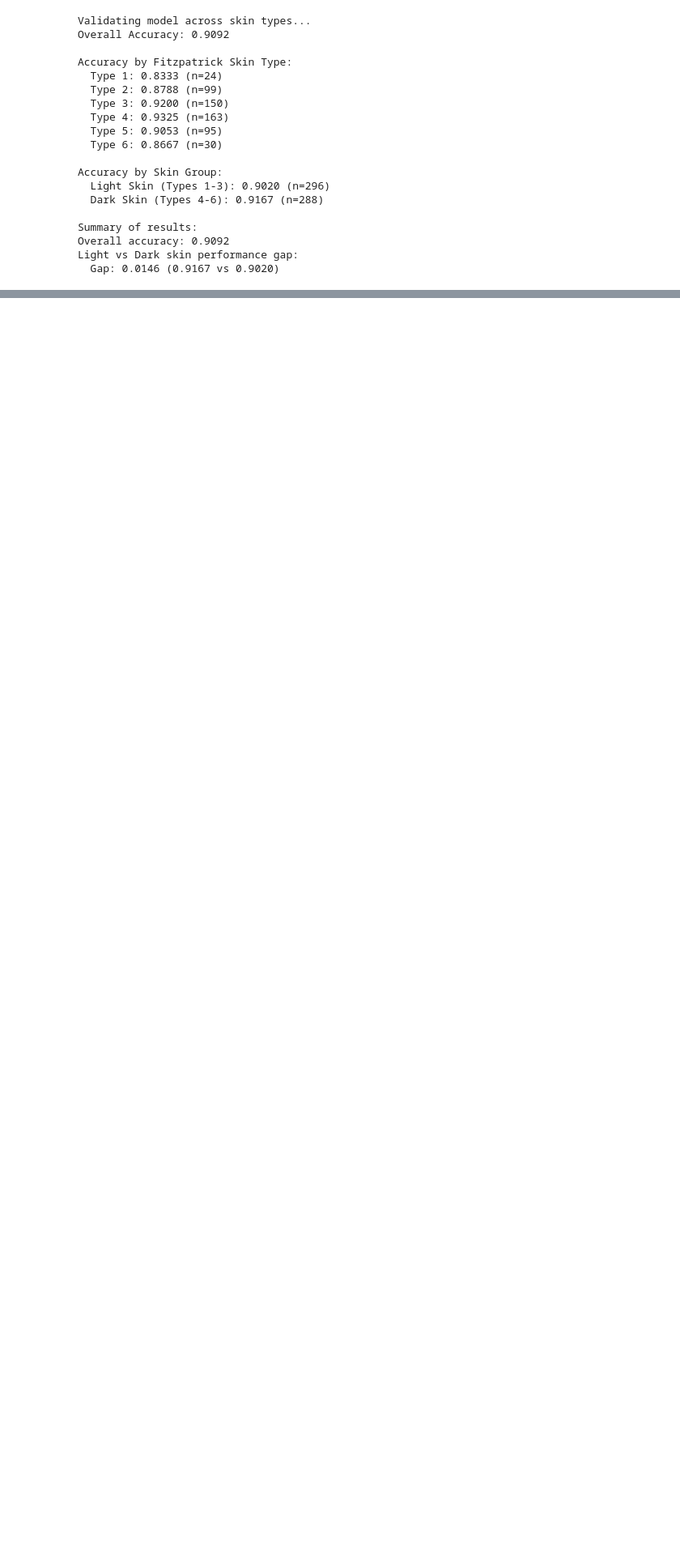
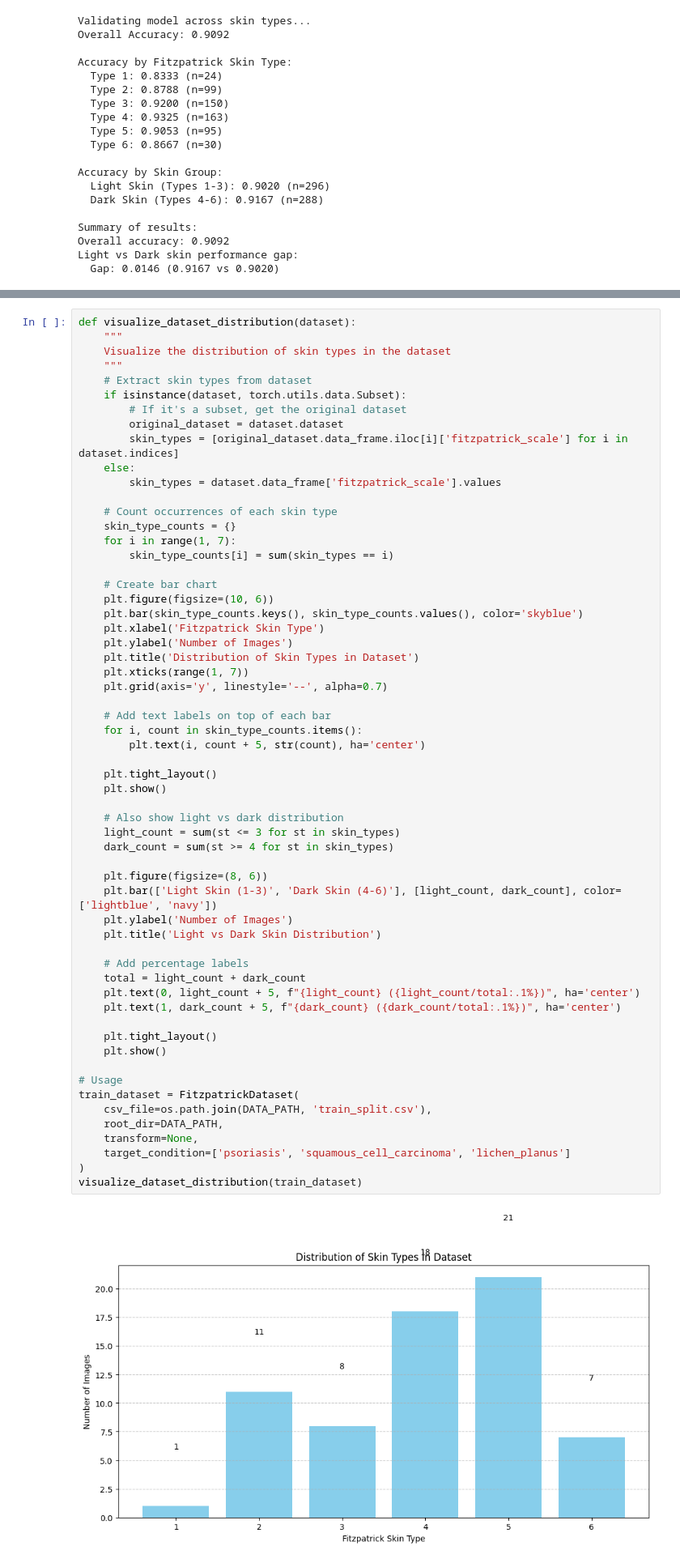
Before and after one commit to matta315/skin-condition-classification-reproduction, a Jupyter notebook: jupyterNoteBook/fitzpatrick_reproduce_model.ipynb, the cells around one changed output, grey strips where cells are left out. Shown at 81% size. Saved outputs shown, nothing was run; the diff lists cells and outputs as text; blank space fills up the shorter version.

Commit message:
add visual

```diff
--- a/jupyterNoteBook/fitzpatrick_reproduce_model.ipynb
+++ b/jupyterNoteBook/fitzpatrick_reproduce_model.ipynb
@@ -464,0 +467,61 @@ Light vs Dark skin performance gap:
+# %%
+def visualize_dataset_distribution(dataset):
+    """
+    Visualize the distribution of skin types in the dataset
+    """
+    # Extract skin types from dataset
+    if isinstance(dataset, torch.utils.data.Subset):
+        # If it's a subset, get the original dataset
+        original_dataset = dataset.dataset
+        skin_types = [original_dataset.data_frame.iloc[i]['fitzpatrick_scale'] for i in dataset.indices]
+    else:
+        skin_types = dataset.data_frame['fitzpatrick_scale'].values
+
+    # Count occurrences of each skin type
+    skin_type_counts = {}
+    for i in range(1, 7):
+        skin_type_counts[i] = sum(skin_types == i)
+
+    # Create bar chart
+    plt.figure(figsize=(10, 6))
+    plt.bar(skin_type_counts.keys(), skin_type_counts.values(), color='skyblue')
+    plt.xlabel('Fitzpatrick Skin Type')
+    plt.ylabel('Number of Images')
+    plt.title('Distribution of Skin Types in Dataset')
+    plt.xticks(range(1, 7))
+    plt.grid(axis='y', linestyle='--', alpha=0.7)
+
+    # Add text labels on top of each bar
+    for i, count in skin_type_counts.items():
+        plt.text(i, count + 5, str(count), ha='center')
+
+    plt.tight_layout()
+    plt.show()
+
+    # Also show light vs dark distribution
+    light_count = sum(st <= 3 for st in skin_types)
+    dark_count = sum(st >= 4 for st in skin_types)
+
+    plt.figure(figsize=(8, 6))
+    plt.bar(['Light Skin (1-3)', 'Dark Skin (4-6)'], [light_count, dark_count], color=['lightblue', 'navy'])
+    plt.ylabel('Number of Images')
+    plt.title('Light vs Dark Skin Distribution')
+
+    # Add percentage labels
+    total = light_count + dark_count
+    plt.text(0, light_count + 5, f"{light_count} ({light_count/total:.1%})", ha='center')
+    plt.text(1, dark_count + 5, f"{dark_count} ({dark_count/total:.1%})", ha='center')
+
+    plt.tight_layout()
+    plt.show()
+
+# Usage
+train_dataset = FitzpatrickDataset(
+    csv_file=os.path.join(DATA_PATH, 'train_split.csv'),
+    root_dir=DATA_PATH,
+    transform=None,
+    target_condition=['psoriasis', 'squamous_cell_carcinoma', 'lichen_planus']
+)
+visualize_dataset_distribution(train_dataset)
+# %% [output]
+[figure, added]
```
Also changed, not shown: parts of 4 cells of this notebook.
